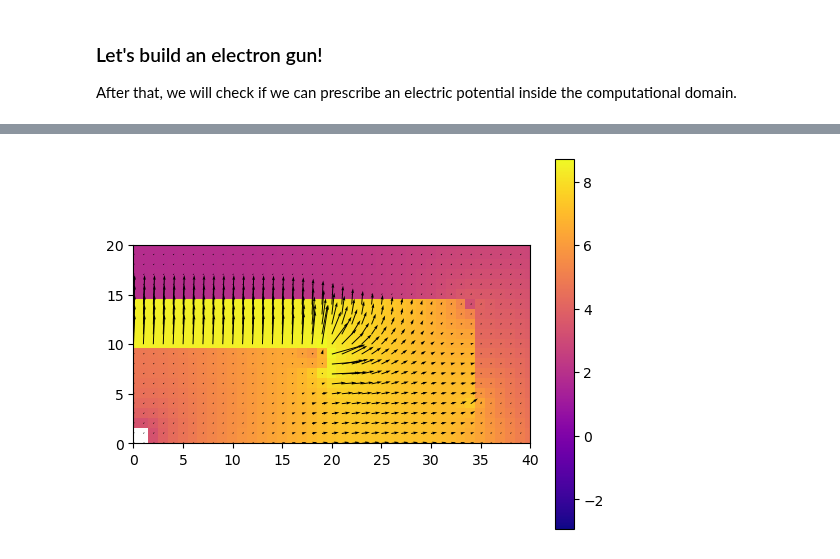
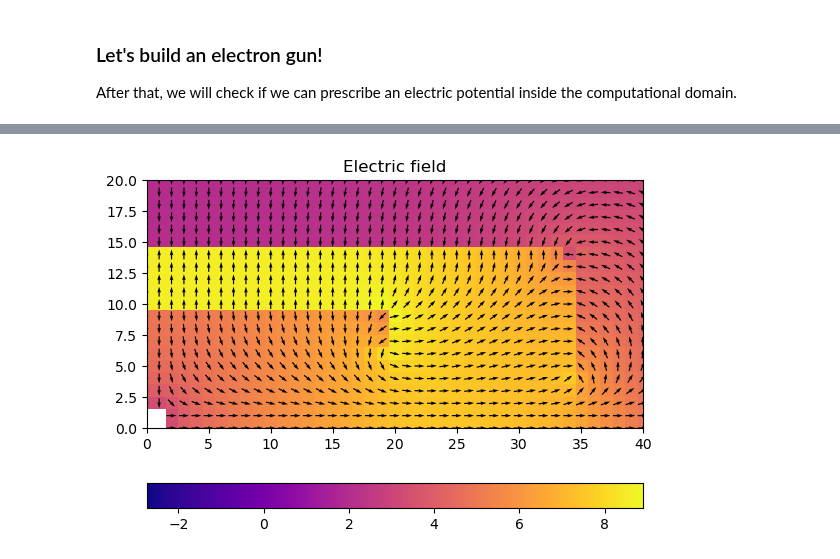
Before and after one commit to bchaber/pole, a Jupyter notebook: PoissonEquation.ipynb, the cells around one changed output, grey strips where cells are left out. Drawn from its saved outputs; the diff is of its cells as text; code cells hidden in the pictures.

```diff
--- a/PoissonEquation.ipynb
+++ b/PoissonEquation.ipynb
@@ -307,14 +296,14 @@ E = zeros(SVector{3, Float64}, length(xf), length(yf));
 ∇ = GradientOperator2(ps.n[1], ps.n[2], ps.δ[:,1], ps.δ[:,2], ps.bcs)
 ∇(φ; result=E);
 # %%
-Ex = [max(700., -e[1]) for e in E]
-Ey = [max(700., -e[2]) for e in E]
-Em = [e[1]^2 + e[2]^2 for e in E]
-imshow(log10.(Em'), cmap="plasma")
-colorbar()
-quiver(Ex', Ey', color="black")
+Ex = [-e[1] / norm(e) for e in E]
+Ey = [-e[2] / norm(e) for e in E]
+Em = [e[1]^2 + e[2]^2  for e in E]
+imshow(log10.(Em'), cmap="plasma"); colorbar(orientation="horizontal")
+quiver(Ex', Ey', color="black", pivot="middle", scale=50)
 xlim((0, 40))
 ylim((0, 20))
+title("Electric field")
 nothing
 # %% [output]
-[figure, old version]
+[figure, new version]
```
Also changed, not shown: parts of 8 cells of this notebook, 1 other file.
